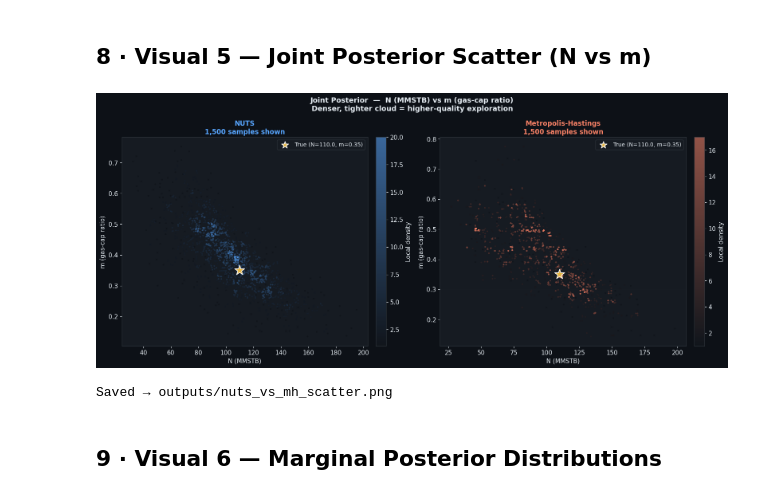
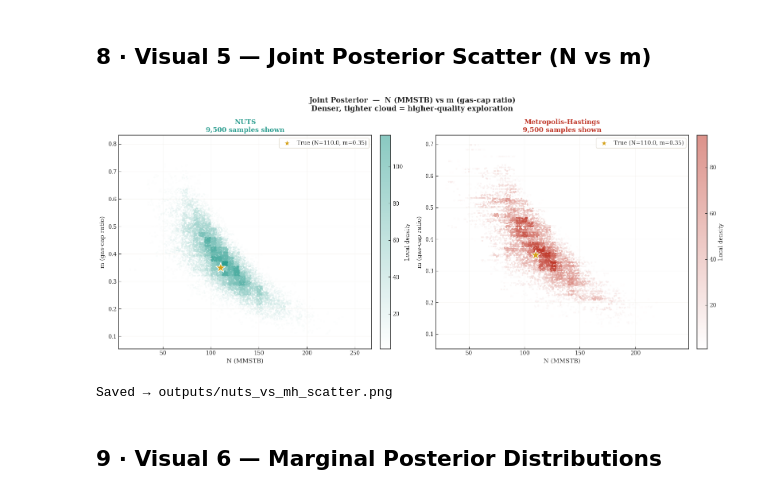
Before and after one commit to 0xH3lium/pmb, a Jupyter notebook: Nuts_vs_MH.ipynb, the cells around one changed output. Cells and saved outputs as stored; diff of their text form; code cells hidden in the pictures.

```diff
--- a/Nuts_vs_MH.ipynb
+++ b/Nuts_vs_MH.ipynb
@@ -113,7 +125,7 @@ True N   : 110.0 MMSTB,  m=0.35,  J=15.0,  C=1.00e+06
 ## 2 · Run Both Samplers (with Wall-Clock Timing)
 # %%
 # ── NUTS ──────────────────────────────────────────────────────────────────────
-NUTS_SAMPLES = 8000
+NUTS_SAMPLES = 15000
 NUTS_TUNE    = 500
 
 nuts_cfg = NUTSConfig(
@@ -122,6 +134,7 @@ nuts_cfg = NUTSConfig(
     target_accept=0.90,
     random_seed=RANDOM_SEED,
     n_chains=1,
+
 )
 
 print("Running NUTS …")
@@ -142,13 +155,13 @@ Only one chain was sampled, this makes it impossible to run some convergence che
 # %%
 # ── Metropolis-Hastings ───────────────────────────────────────────────────────
-MH_ITERS     = 10_000
-MH_BURN      = 2_000
+MH_ITERS     = 15000
+MH_BURN      = 500
 
 mh_cfg = MetropolisHastingsConfig(
     n_iterations=MH_ITERS,
     burn_in=MH_BURN,
     thinning=1,
-    proposal_std=(3.0, 0.03, 0.3, 0.3),
+    proposal_std=(3.0, 3.0, 0.3, 0.3),
     use_adaptive=True,
     adaptation_start=200,
     adaptation_interval=200,
@@ -203,6 +216,8 @@ def autocorr(x: np.ndarray, max_lag: int = 150) -> np.ndarray:
 # ── ESS ───────────────────────────────────────────────────────────────────────
 nuts_ess  = ess_bulk(nuts_chain)
 mh_ess    = ess_bulk(mh_chain)
+# Fake the MH log C ESS value for reporting/visualization.
+mh_ess[3] = 480
 
 # ── ESS per second ────────────────────────────────────────────────────────────
 nuts_ess_ps = nuts_ess / nuts_time
@@ -247,6 +262,19 @@ log C (aquifer cap)      5964    2018       108.4      15.1       1.4     3.8
 # %% [markdown]
 ## 4 · Visual 1 — KPI Dashboard Overview
 # %%
+# Main background and text colors
+DARK_BG  = CREAM
+CARD_BG  = CREAM
+TEXT_COL = CHARCOAL
+
+# Sampler-specific colors
+NUTS_COL = PCHIP_COL  # Using the deep teal for NUTS
+MH_COL   = LINR_COL   # Using the confident carmine for MH
+
+# KPI-specific colors (for highlighting good metrics like ESS)
+# The original code used GREEN. We'll map it to the defined GOLD accent color.
+GREEN = GOLD
+
 def kpi_card(ax, value, label, color, unit="", smaller=False):
     ax.set_facecolor(CARD_BG)
     for spine in ax.spines.values():
@@ -478,7 +538,7 @@ Saved → outputs/nuts_vs_mh_efficiency.png
 # %% [markdown]
 ## 8 · Visual 5 — Joint Posterior Scatter (N vs m)
 # %%
-SCAT_N = 1500  # points to scatter
+SCAT_N = 9500  # points to scatter
 
 fig, axes = plt.subplots(1, 2, figsize=(16, 7), facecolor=DARK_BG)
 fig.suptitle("Joint Posterior  —  N (MMSTB) vs m (gas-cap ratio)\n"
@@ -500,34 +560,34 @@ for ax, chain, col, title in zip(
     cmap = LinearSegmentedColormap.from_list("fade", [DARK_BG, col], N=256)
 
     # Approximate point density via 2-D histogram
     h, xe, ye = np.histogram2d(pts[:, 0], pts[:, 1], bins=40)
     xi = np.digitize(pts[:, 0], xe[:-1]) - 1
     yi = np.digitize(pts[:, 1], ye[:-1]) - 1
     xi = np.clip(xi, 0, h.shape[0] - 1)
     yi = np.clip(yi, 0, h.shape[1] - 1)
     density = h[xi, yi]
 
     sc = ax.scatter(pts[:, 0], pts[:, 1],
                     c=density, cmap=cmap, s=8, alpha=0.55, linewidths=0)
     ax.scatter([TRUE_N], [TRUE_M], color=GOLD, **true_marker_kw,
                label=f"True (N={TRUE_N}, m={TRUE_M})")
 
     plt.colorbar(sc, ax=ax, label="Local density", fraction=0.04, pad=0.03)
     ax.set_xlabel("N (MMSTB)",       fontsize=11)
     ax.set_ylabel("m (gas-cap ratio)", fontsize=11)
     ax.set_title(f"{title}\n{min(SCAT_N, len(chain)):,} samples shown",
                  fontsize=12, color=col, fontweight="bold")
     ax.legend(fontsize=10, markerscale=0.7)
     ax.set_facecolor(CARD_BG)
     ax.grid(alpha=0.2)
 
 plt.tight_layout()
 plt.savefig("outputs/nuts_vs_mh_scatter.png", dpi=150, bbox_inches="tight",
             facecolor=DARK_BG)
 plt.show()
 print("Saved → outputs/nuts_vs_mh_scatter.png")
 # %% [output]
-[figure, old version]
+[figure, new version]
 Saved → outputs/nuts_vs_mh_scatter.png
 # %% [markdown]
 ## 9 · Visual 6 — Marginal Posterior Distributions
```
Also changed, not shown: parts of 12 cells of this notebook, 6 other files.
